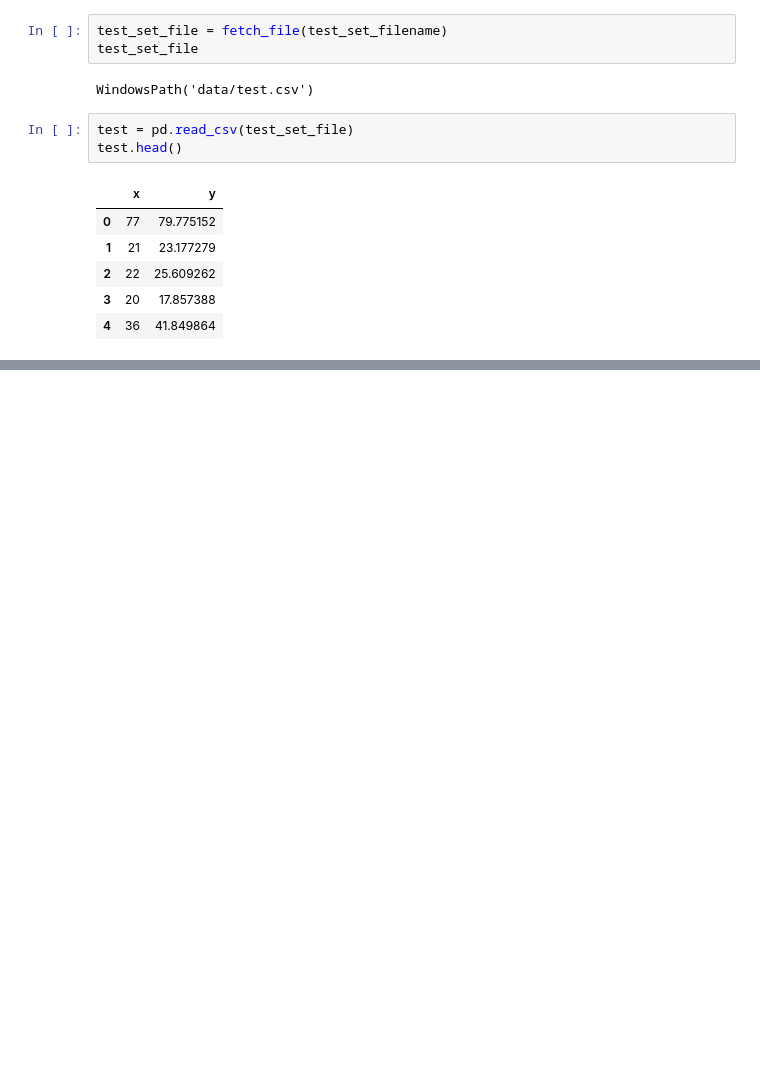
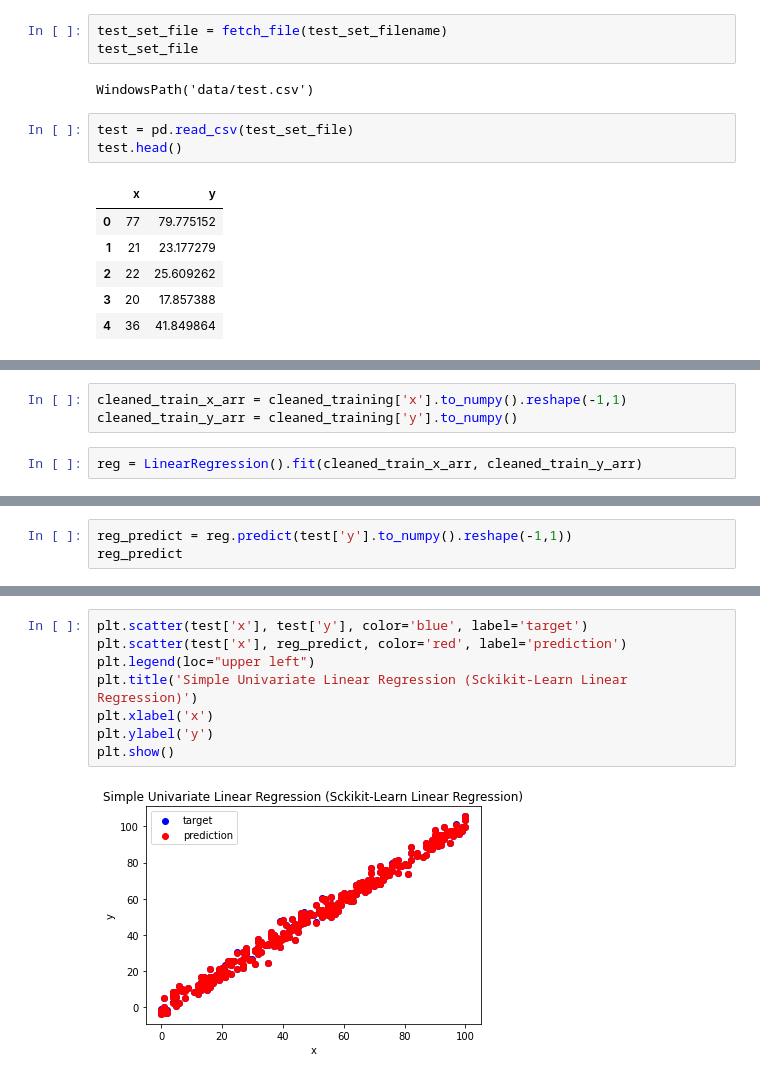
Before and after one commit to aRod209/machine-learning-playground, a Jupyter notebook: Supervised Learning/Simple Univariate Linear Regression.ipynb, the cells around one changed output, grey strips where cells are left out. Drawn from its saved outputs; the diff is of its cells as text; blank space fills up the shorter version.

```diff
--- a/Supervised Learning/Simple Univariate Linear Regression.ipynb
+++ b/Supervised Learning/Simple Univariate Linear Regression.ipynb
@@ -591,0 +626,5 @@ Name: y, Length: 300, dtype: float64
+# %%
+cleaned_train_x_arr = cleaned_training['x'].to_numpy().reshape(-1,1)
+cleaned_train_y_arr = cleaned_training['y'].to_numpy()
+# %%
+reg = LinearRegression().fit(cleaned_train_x_arr, cleaned_train_y_arr)
@@ -591,0 +643,3 @@ Name: y, Length: 300, dtype: float64
+# %%
+reg_predict = reg.predict(test['y'].to_numpy().reshape(-1,1))
+reg_predict
@@ -591,0 +664,10 @@ Name: y, Length: 300, dtype: float64
+# %%
+plt.scatter(test['x'], test['y'], color='blue', label='target')
+plt.scatter(test['x'], reg_predict, color='red', label='prediction')
+plt.legend(loc="upper left")
+plt.title('Simple Univariate Linear Regression (Sckikit-Learn Linear Regression)')
+plt.xlabel('x')
+plt.ylabel('y')
+plt.show()
+# %% [output]
+[figure, added]
```
Also changed, not shown: parts of 11 cells of this notebook.
